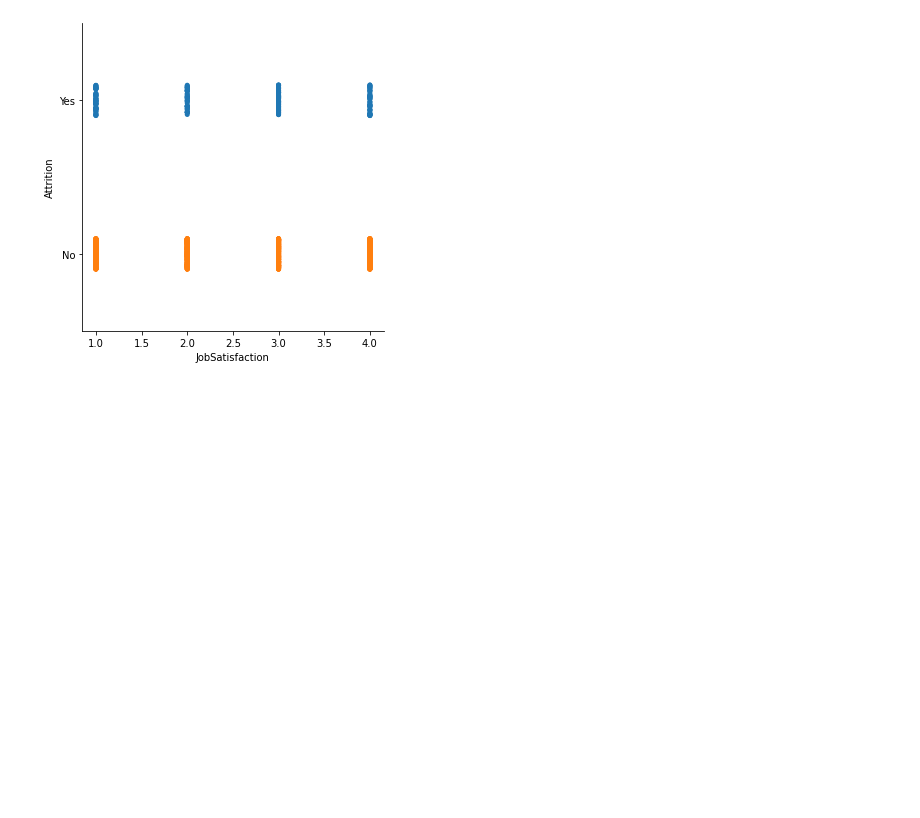
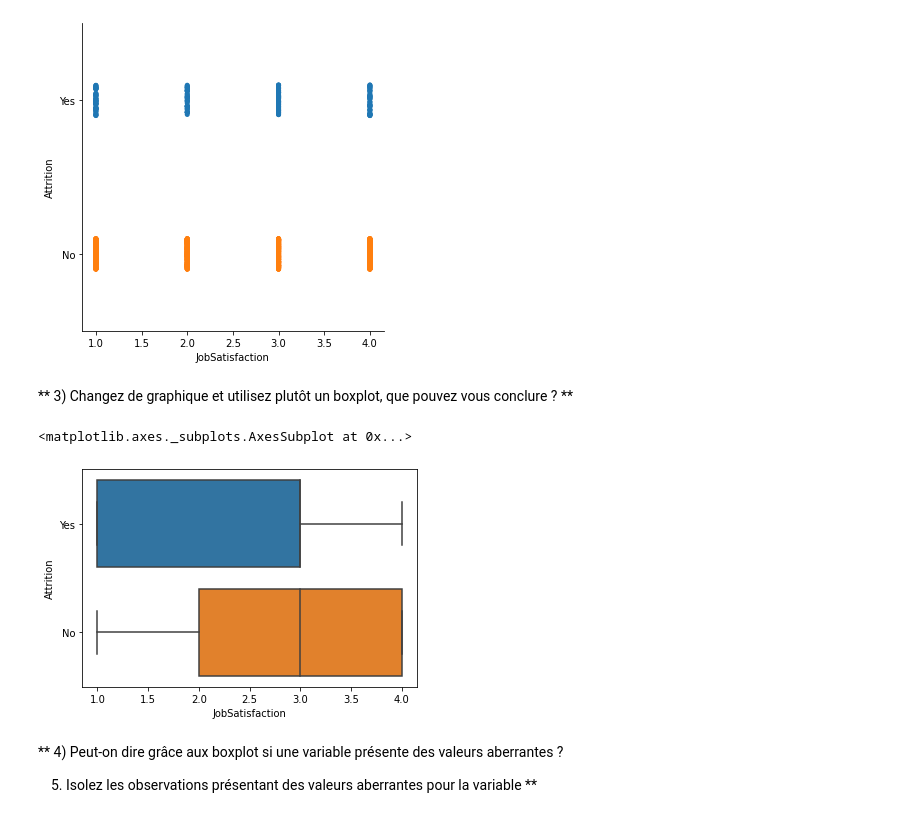
Before and after one commit to LamaElkhouk/pythonh3hitema, a Jupyter notebook: Copie_de_introduction_analyse_données.ipynb, the cells around one changed output. Saved outputs shown, nothing was run; the diff lists cells and outputs as text; code cells hidden in the pictures; blank space fills up the shorter version.

```diff
--- a/Copie_de_introduction_analyse_données.ipynb
+++ b/Copie_de_introduction_analyse_données.ipynb
@@ -280,3 +311,16 @@ sb.catplot(
 # %% [output]
 <seaborn.axisgrid.FacetGrid at 0x...>
 [figure]
+# %% [markdown]
+** 3) Changez de graphique et utilisez plutôt un boxplot, que pouvez vous conclure ? **
+# %%
+sb.boxplot(
+    data=ibm, y='Attrition', x='JobSatisfaction'
+)
+# %% [output]
+<matplotlib.axes._subplots.AxesSubplot at 0x...>
+[figure, added]
+# %% [markdown]
+** 4) Peut-on dire grâce aux boxplot si une variable présente des valeurs aberrantes ?
+
+5) Isolez les observations présentant des valeurs aberrantes pour la variable **
```
Also changed, not shown: parts of 6 cells of this notebook.
